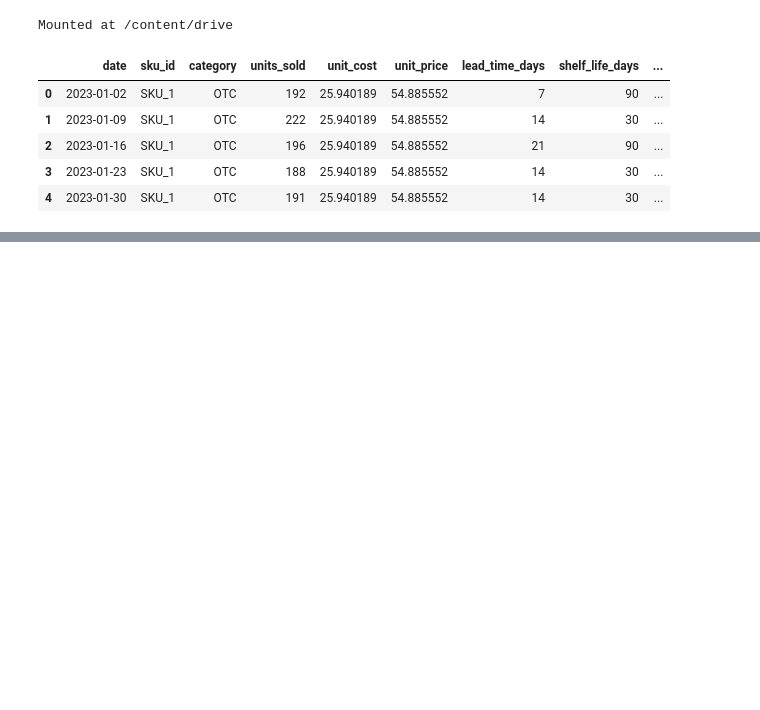
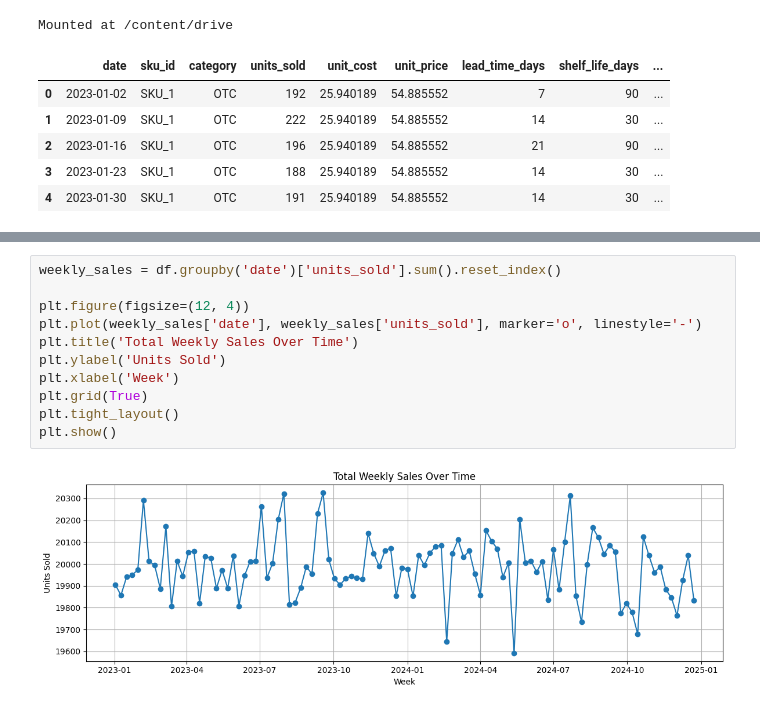
Before and after one commit to jblcky/retail-pharmacy-inventory-optimization, a Jupyter notebook: notebooks/eda.ipynb, the cells around one changed output, grey strips where cells are left out. Drawn from its saved outputs; the diff is of its cells as text; blank space fills up the shorter version.

```diff
--- a/notebooks/eda.ipynb
+++ b/notebooks/eda.ipynb
@@ -24,0 +63,13 @@ Mounted at /content/drive
+# %%
+weekly_sales = df.groupby('date')['units_sold'].sum().reset_index()
+
+plt.figure(figsize=(12, 4))
+plt.plot(weekly_sales['date'], weekly_sales['units_sold'], marker='o', linestyle='-')
+plt.title('Total Weekly Sales Over Time')
+plt.ylabel('Units Sold')
+plt.xlabel('Week')
+plt.grid(True)
+plt.tight_layout()
+plt.show()
+# %% [output]
+[figure, added]
```
Also changed, not shown: parts of 5 cells of this notebook.
